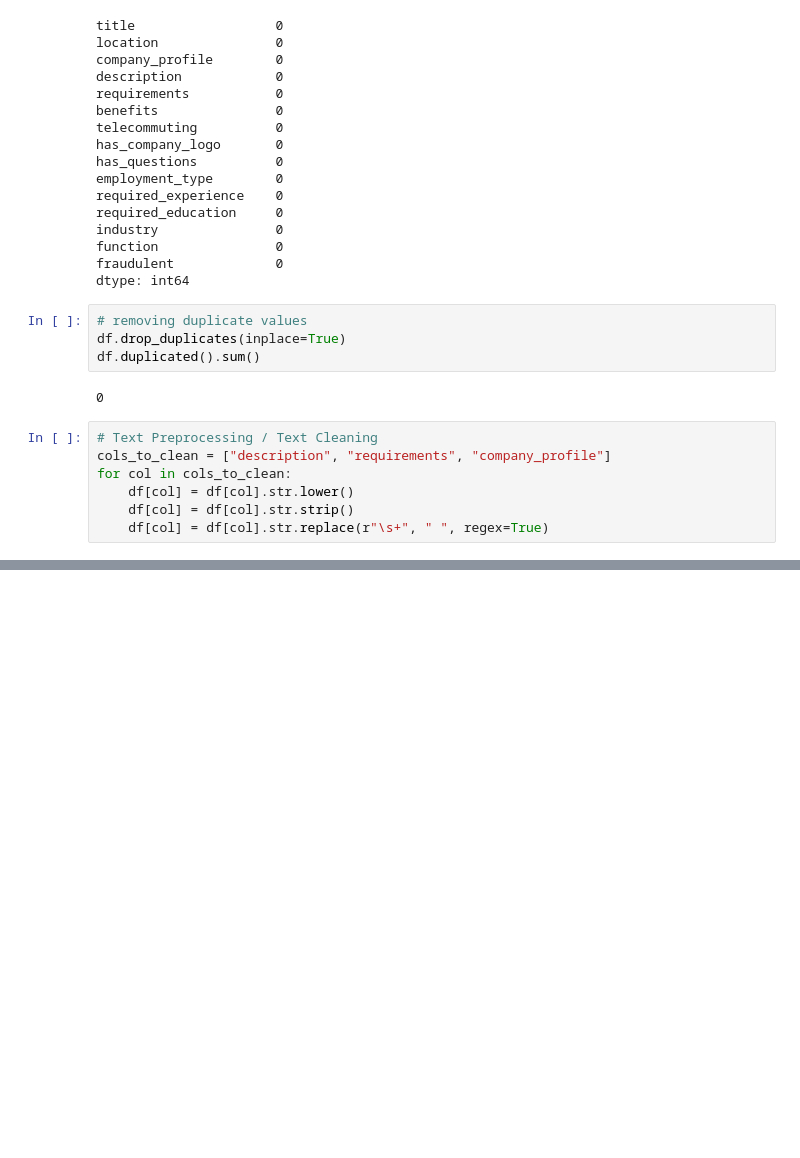
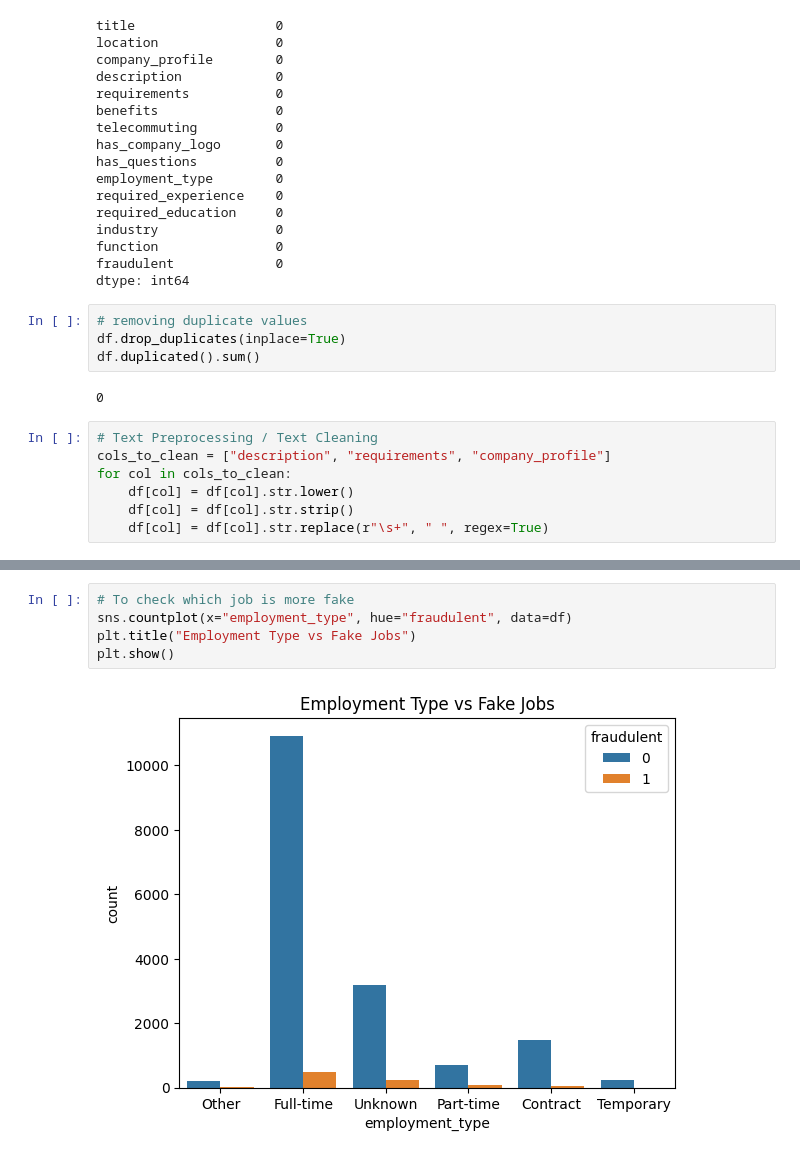
Before and after one commit to praneethdh/fake-job-analysis, a Jupyter notebook: notebook.ipynb, the cells around one changed output, grey strips where cells are left out. Saved outputs shown, nothing was run; the diff lists cells and outputs as text; blank space fills up the shorter version.

```diff
--- a/notebook.ipynb
+++ b/notebook.ipynb
@@ -178,0 +201,7 @@ for col in cols_to_clean:
+# %%
+# To check which job is more fake
+sns.countplot(x="employment_type", hue="fraudulent", data=df)
+plt.title("Employment Type vs Fake Jobs")
+plt.show()
+# %% [output]
+[figure, added]
```
Also changed, not shown: parts of 5 cells of this notebook.
